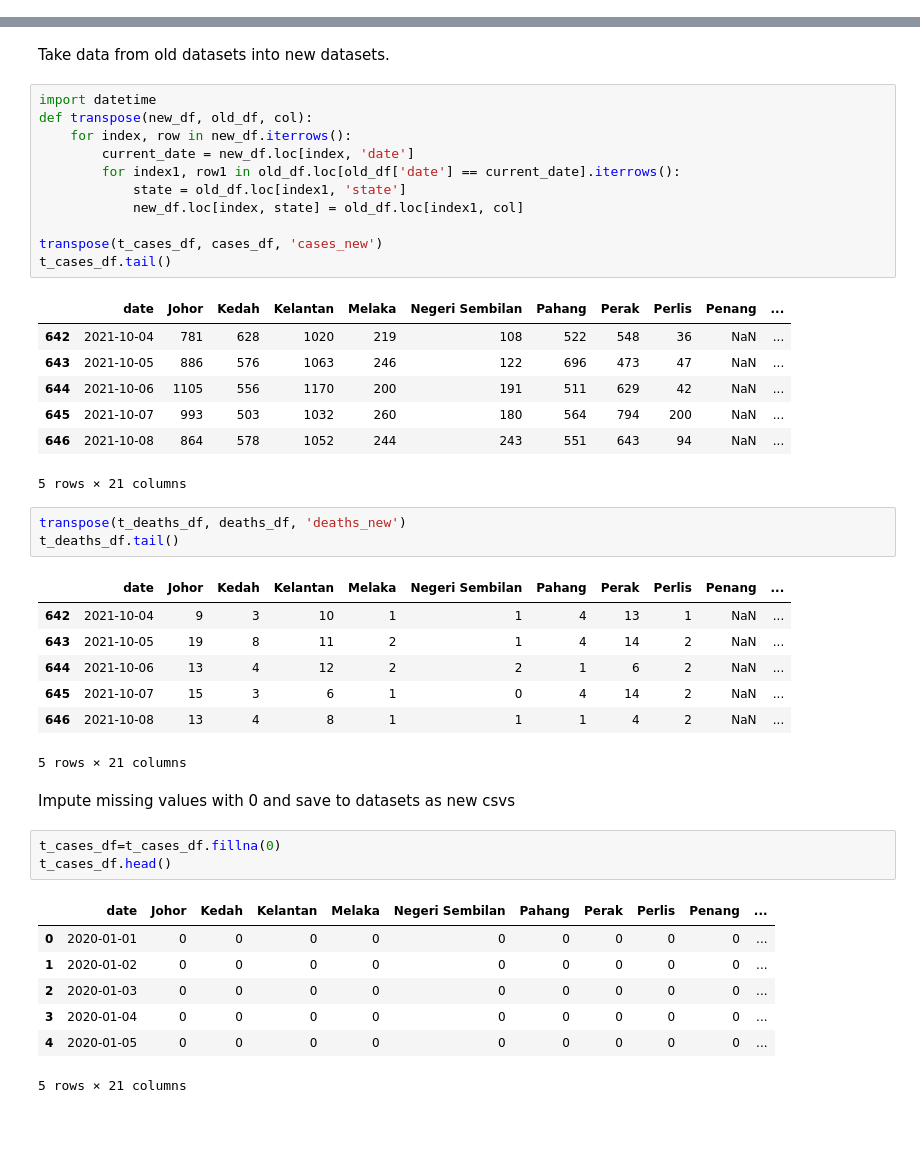
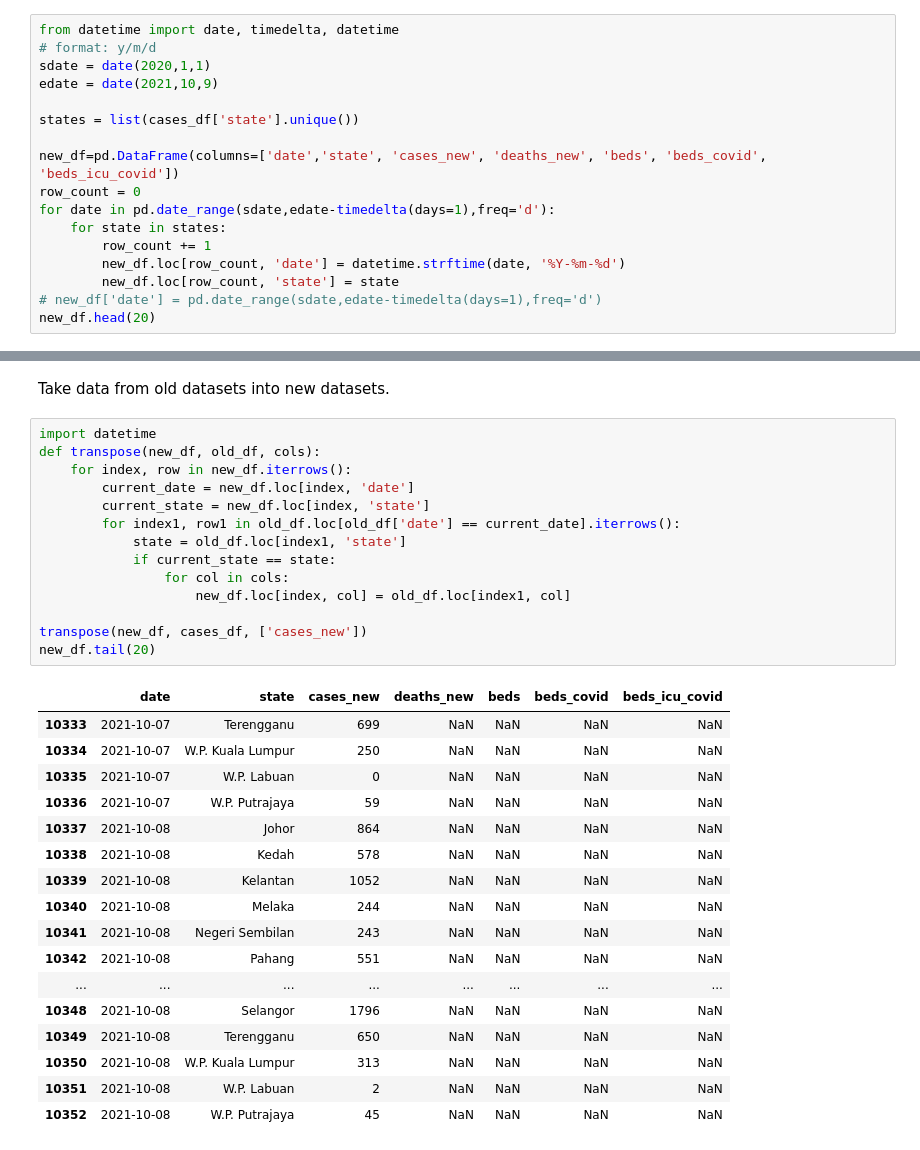
Before and after one commit to nopynospy/pandemic_monument, a Jupyter notebook: moh_transpose.ipynb, the cells around one changed output, grey strips where cells are left out. Cells and saved outputs as stored; diff of their text form; blank space fills up the shorter version.

```diff
--- a/moh_transpose.ipynb
+++ b/moh_transpose.ipynb
@@ -83,0 +83,17 @@ t_deaths_df.head()
+# %%
+from datetime import date, timedelta, datetime
+# format: y/m/d
+sdate = date(2020,1,1)
+edate = date(2021,10,9)
+
+states = list(cases_df['state'].unique())
+
+new_df=pd.DataFrame(columns=['date','state', 'cases_new', 'deaths_new', 'beds', 'beds_covid', 'beds_icu_covid'])
+row_count = 0
+for date in pd.date_range(sdate,edate-timedelta(days=1),freq='d'):
+    for state in states:
+        row_count += 1
+        new_df.loc[row_count, 'date'] = datetime.strftime(date, '%Y-%m-%d')
+        new_df.loc[row_count, 'state'] = state
+# new_df['date'] = pd.date_range(sdate,edate-timedelta(days=1),freq='d')
+new_df.head(20)
@@ -85,44 +119,33 @@ t_deaths_df.head()
 Take data from old datasets into new datasets.
 # %%
 import datetime
-def transpose(new_df, old_df, col):
+def transpose(new_df, old_df, cols):
     for index, row in new_df.iterrows():
         current_date = new_df.loc[index, 'date']
+        current_state = new_df.loc[index, 'state']
         for index1, row1 in old_df.loc[old_df['date'] == current_date].iterrows():
             state = old_df.loc[index1, 'state']
-            new_df.loc[index, state] = old_df.loc[index1, col]
+            if current_state == state:
+                for col in cols:
+                    new_df.loc[index, col] = old_df.loc[index1, col]
 
-transpose(t_cases_df, cases_df, 'cases_new')
-t_cases_df.tail()
+transpose(new_df, cases_df, ['cases_new'])
+new_df.tail(20)
 # %% [output]
-|  | date | Johor | Kedah | Kelantan | Melaka | Negeri Sembilan | Pahang | Perak | Perlis | Penang | ... |
-| 642 | 2021-10-04 | 781 | 628 | 1020 | 219 | 108 | 522 | 548 | 36 | NaN | ... |
-| 643 | 2021-10-05 | 886 | 576 | 1063 | 246 | 122 | 696 | 473 | 47 | NaN | ... |
-| 644 | 2021-10-06 | 1105 | 556 | 1170 | 200 | 191 | 511 | 629 | 42 | NaN | ... |
-| 645 | 2021-10-07 | 993 | 503 | 1032 | 260 | 180 | 564 | 794 | 200 | NaN | ... |
-| 646 | 2021-10-08 | 864 | 578 | 1052 | 244 | 243 | 551 | 643 | 94 | NaN | ... |
+|  | date | state | cases_new | deaths_new | beds | beds_covid | beds_icu_covid |
+| 10333 | 2021-10-07 | Terengganu | 699 | NaN | NaN | NaN | NaN |
+| 10334 | 2021-10-07 | W.P. Kuala Lumpur | 250 | NaN | NaN | NaN | NaN |
+| 10335 | 2021-10-07 | W.P. Labuan | 0 | NaN | NaN | NaN | NaN |
+| 10336 | 2021-10-07 | W.P. Putrajaya | 59 | NaN | NaN | NaN | NaN |
+| 10337 | 2021-10-08 | Johor | 864 | NaN | NaN | NaN | NaN |
+| 10338 | 2021-10-08 | Kedah | 578 | NaN | NaN | NaN | NaN |
+| 10339 | 2021-10-08 | Kelantan | 1052 | NaN | NaN | NaN | NaN |
+| 10340 | 2021-10-08 | Melaka | 244 | NaN | NaN | NaN | NaN |
+| 10341 | 2021-10-08 | Negeri Sembilan | 243 | NaN | NaN | NaN | NaN |
+| 10342 | 2021-10-08 | Pahang | 551 | NaN | NaN | NaN | NaN |
+| ... | ... | ... | ... | ... | ... | ... | ... |
+| 10348 | 2021-10-08 | Selangor | 1796 | NaN | NaN | NaN | NaN |
+| 10349 | 2021-10-08 | Terengganu | 650 | NaN | NaN | NaN | NaN |
+| 10350 | 2021-10-08 | W.P. Kuala Lumpur | 313 | NaN | NaN | NaN | NaN |
+| 10351 | 2021-10-08 | W.P. Labuan | 2 | NaN | NaN | NaN | NaN |
+| 10352 | 2021-10-08 | W.P. Putrajaya | 45 | NaN | NaN | NaN | NaN |
-5 rows × 21 columns
-# %%
-transpose(t_deaths_df, deaths_df, 'deaths_new')
-t_deaths_df.tail()
-# %% [output]
-|  | date | Johor | Kedah | Kelantan | Melaka | Negeri Sembilan | Pahang | Perak | Perlis | Penang | ... |
-| 642 | 2021-10-04 | 9 | 3 | 10 | 1 | 1 | 4 | 13 | 1 | NaN | ... |
-| 643 | 2021-10-05 | 19 | 8 | 11 | 2 | 1 | 4 | 14 | 2 | NaN | ... |
-| 644 | 2021-10-06 | 13 | 4 | 12 | 2 | 2 | 1 | 6 | 2 | NaN | ... |
-| 645 | 2021-10-07 | 15 | 3 | 6 | 1 | 0 | 4 | 14 | 2 | NaN | ... |
-| 646 | 2021-10-08 | 13 | 4 | 8 | 1 | 1 | 1 | 4 | 2 | NaN | ... |
-5 rows × 21 columns
-# %% [markdown]
-Impute missing values with 0 and save to datasets as new csvs
-# %%
-t_cases_df=t_cases_df.fillna(0)
-t_cases_df.head()
-# %% [output]
-|  | date | Johor | Kedah | Kelantan | Melaka | Negeri Sembilan | Pahang | Perak | Perlis | Penang | ... |
-| 0 | 2020-01-01 | 0 | 0 | 0 | 0 | 0 | 0 | 0 | 0 | 0 | ... |
-| 1 | 2020-01-02 | 0 | 0 | 0 | 0 | 0 | 0 | 0 | 0 | 0 | ... |
-| 2 | 2020-01-03 | 0 | 0 | 0 | 0 | 0 | 0 | 0 | 0 | 0 | ... |
-| 3 | 2020-01-04 | 0 | 0 | 0 | 0 | 0 | 0 | 0 | 0 | 0 | ... |
-| 4 | 2020-01-05 | 0 | 0 | 0 | 0 | 0 | 0 | 0 | 0 | 0 | ... |
-5 rows × 21 columns
```
Also changed, not shown: parts of 17 cells of this notebook, 8 other files.
